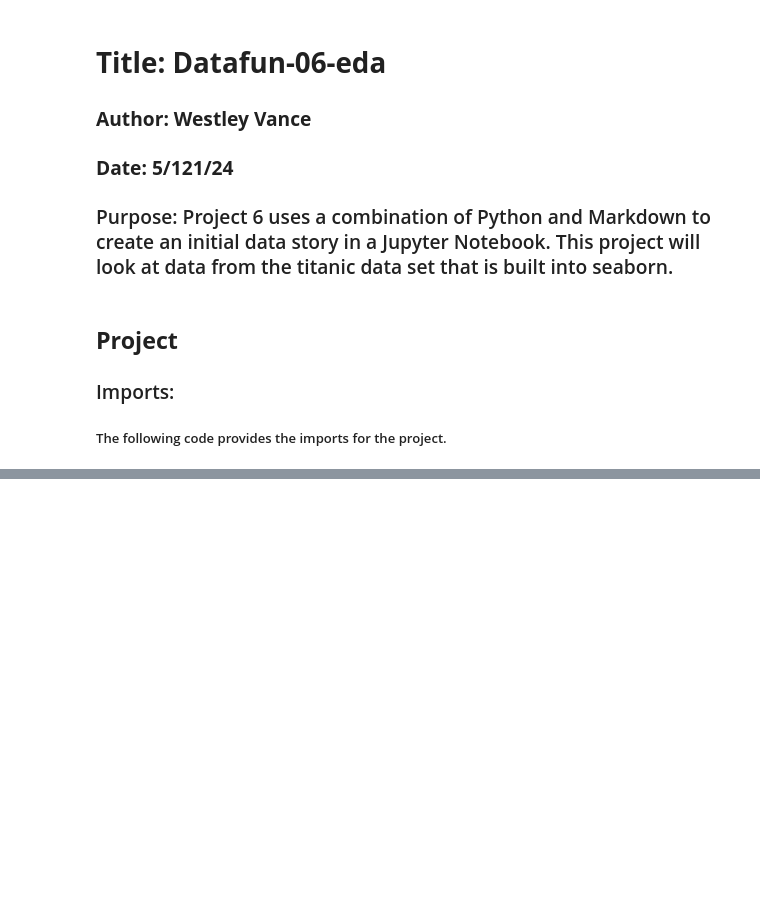
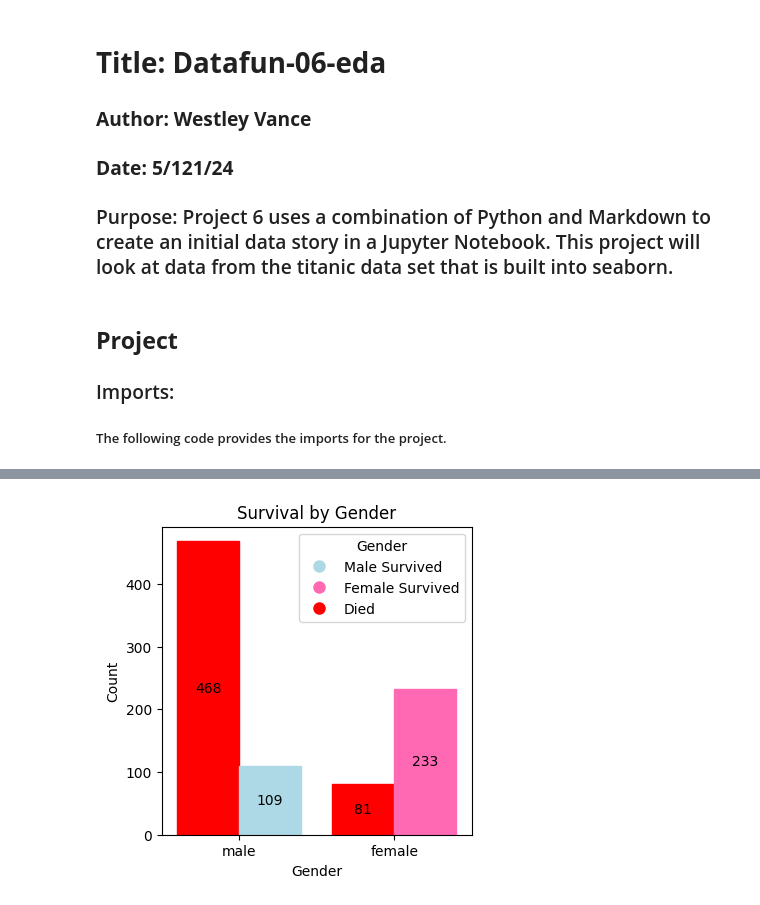
Before and after one commit to wvance1/datafun-06-eda, a Jupyter notebook: Westley_eda.ipynb, the cells around one changed output, grey strips where cells are left out. Drawn from its saved outputs; the diff is of its cells as text; code cells hidden in the pictures; blank space fills up the shorter version.

```diff
--- a/Westley_eda.ipynb
+++ b/Westley_eda.ipynb
@@ -42,0 +87,31 @@ titanic_df.to_csv('titanic.csv', index=False)
+# %%
+# Bar graph of survivors by gender
+plt.figure(figsize=(4, 4))
+ax = sns.countplot(data=titanic_df, x='sex', hue='survived')
+plt.title('Survival by Gender')
+plt.xlabel('Gender')
+plt.ylabel('Count')
+plt.legend(title='Survived', labels=['No', 'Yes'])
+
+# Adding values on the bars
+for p in ax.patches:
+    ax.annotate(format(p.get_height(), '.0f'),
+                (p.get_x() + p.get_width() / 2., p.get_height()/2),
+                ha = 'center', va = 'center',
+                xytext = (0, 0),
+                textcoords = 'offset points')
+
+# Assigns bar colors
+colors = ['red', 'red','lightblue', 'hotpink']
+for bar, color in zip(ax.patches, colors):
+    bar.set_color(color)
+
+# Change legend colors
+colors = ['lightblue', 'hotpink', 'red']
+legend_labels = ['Male Survived', 'Female Survived', 'Died']
+handles = [plt.Line2D([0], [0], marker='o', color='w', markerfacecolor=color, markersize=10) for color in colors]
+ax.legend(handles, legend_labels, title='Gender')
+
+plt.show()
+# %% [output]
+[figure, added]
```
Also changed, not shown: parts of 9 cells of this notebook.
